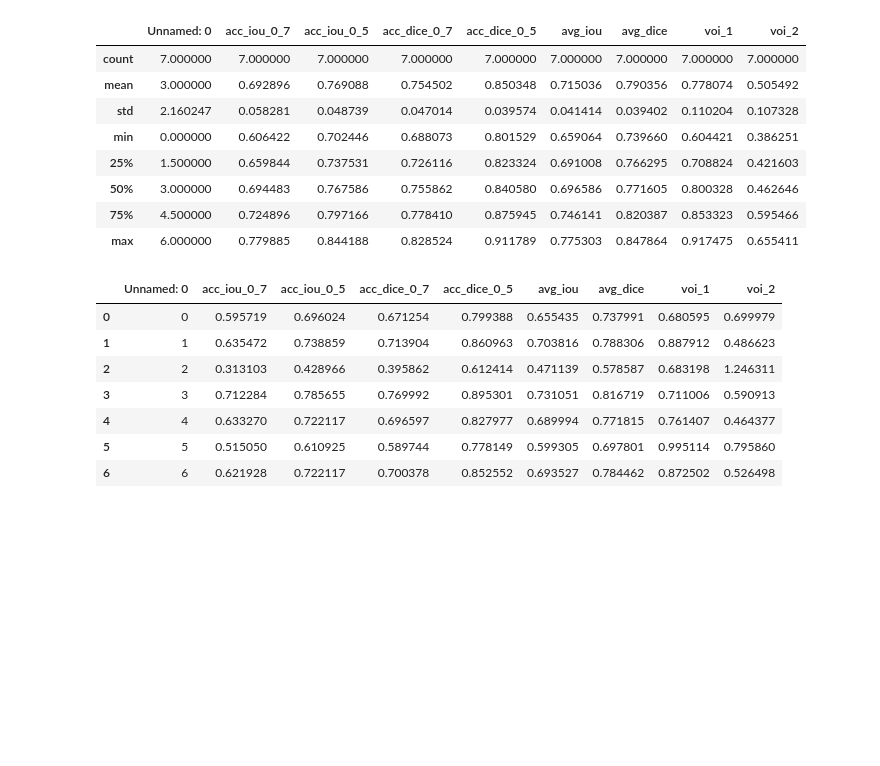
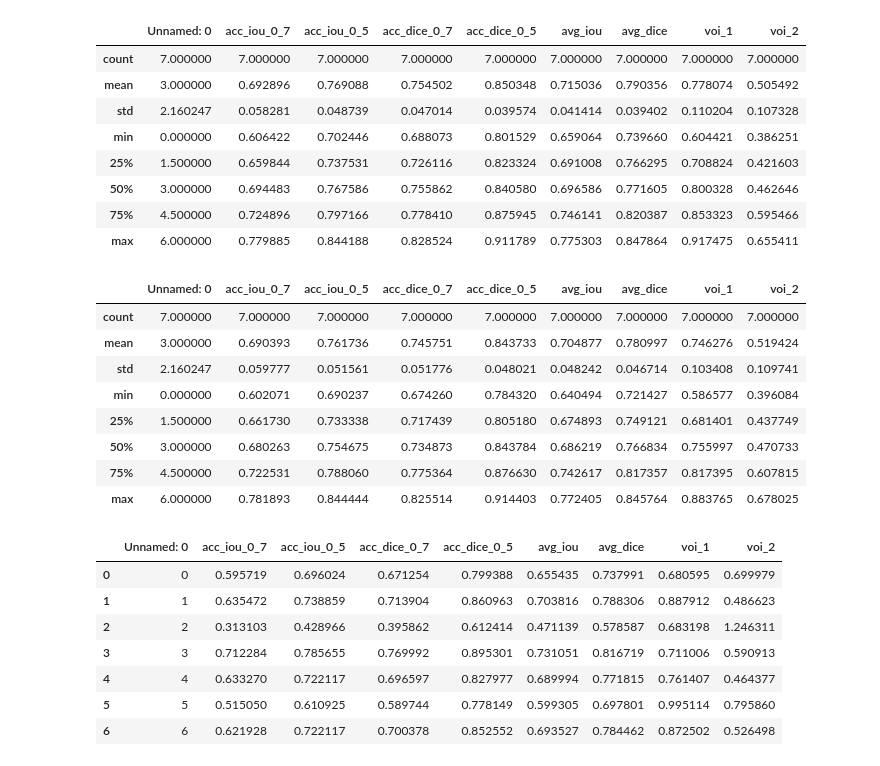
Before and after one commit to theGindar/3DCellSegMasterThesis, a Jupyter notebook: auswertung_ovules.ipynb, the cells around one changed output. Saved outputs shown, nothing was run; the diff lists cells and outputs as text; code cells hidden in the pictures; blank space fills up the shorter version.

Commit message:
test new model

```diff
--- a/auswertung_ovules.ipynb
+++ b/auswertung_ovules.ipynb
@@ -4,6 +4,7 @@ import numpy as np
 from func.ultis import load_obj
 # %%
 pretrained = pd.read_csv('output/results_test_model_Ovules.csv')
+pretrained_2 = pd.read_csv('output/results_test_model_Ovules_2.csv')
 retrained = pd.read_csv('output/results_test_model_Ovules_retrained.csv')
 # %%
 pretrained
@@ -28,6 +29,18 @@ pretrained.describe()
 | 50% | 3.000000 | 0.694483 | 0.767586 | 0.755862 | 0.840580 | 0.696586 | 0.771605 | 0.800328 | 0.462646 |
 | 75% | 4.500000 | 0.724896 | 0.797166 | 0.778410 | 0.875945 | 0.746141 | 0.820387 | 0.853323 | 0.595466 |
 | max | 6.000000 | 0.779885 | 0.844188 | 0.828524 | 0.911789 | 0.775303 | 0.847864 | 0.917475 | 0.655411 |
+# %%
+pretrained_2.describe()
+# %% [output]
+|  | Unnamed: 0 | acc_iou_0_7 | acc_iou_0_5 | acc_dice_0_7 | acc_dice_0_5 | avg_iou | avg_dice | voi_1 | voi_2 |
+| count | 7.000000 | 7.000000 | 7.000000 | 7.000000 | 7.000000 | 7.000000 | 7.000000 | 7.000000 | 7.000000 |
+| mean | 3.000000 | 0.690393 | 0.761736 | 0.745751 | 0.843733 | 0.704877 | 0.780997 | 0.746276 | 0.519424 |
+| std | 2.160247 | 0.059777 | 0.051561 | 0.051776 | 0.048021 | 0.048242 | 0.046714 | 0.103408 | 0.109741 |
+| min | 0.000000 | 0.602071 | 0.690237 | 0.674260 | 0.784320 | 0.640494 | 0.721427 | 0.586577 | 0.396084 |
+| 25% | 1.500000 | 0.661730 | 0.733338 | 0.717439 | 0.805180 | 0.674893 | 0.749121 | 0.681401 | 0.437749 |
+| 50% | 3.000000 | 0.680263 | 0.754675 | 0.734873 | 0.843784 | 0.686219 | 0.766834 | 0.755997 | 0.470733 |
+| 75% | 4.500000 | 0.722531 | 0.788060 | 0.775364 | 0.876630 | 0.742617 | 0.817357 | 0.817395 | 0.607815 |
+| max | 6.000000 | 0.781893 | 0.844444 | 0.825514 | 0.914403 | 0.772405 | 0.845764 | 0.883765 | 0.678025 |
 # %%
 retrained
 # %% [output]
```
Also changed, not shown: 2 other files.
